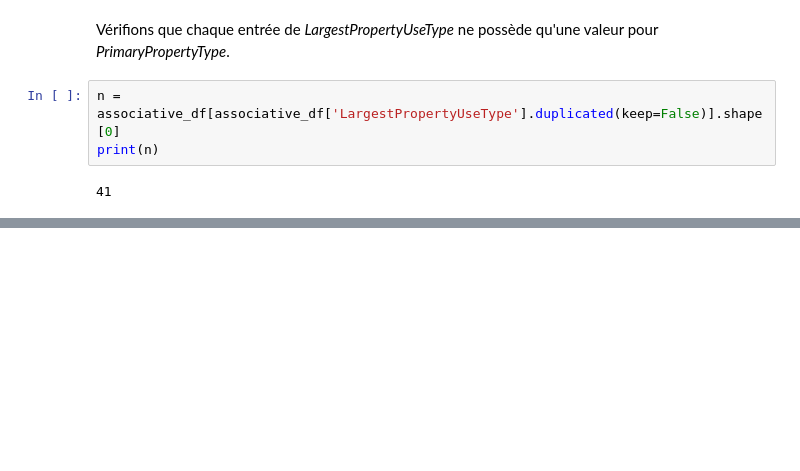
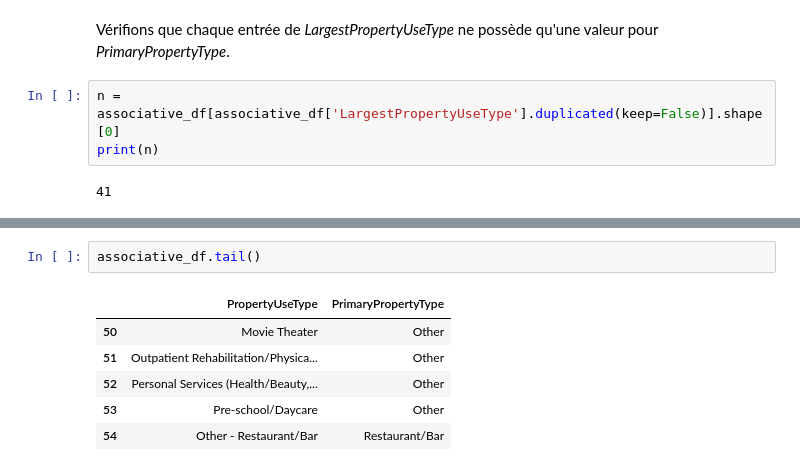
Before and after one commit to Pierre-Eloi/OC_DS_Project4, a Jupyter notebook: Project4_Feature_Engineering.ipynb, the cells around one changed output, grey strips where cells are left out. Saved outputs shown, nothing was run; the diff lists cells and outputs as text; blank space fills up the shorter version.

```diff
--- a/Project4_Feature_Engineering.ipynb
+++ b/Project4_Feature_Engineering.ipynb
@@ -312 +331,10 @@ associative_df.drop(index=idx, inplace=True)
+# %%
+associative_df.tail()
+# %% [output]
+|  | PropertyUseType | PrimaryPropertyType |
+| 50 | Movie Theater | Other |
+| 51 | Outpatient Rehabilitation/Physica... | Other |
+| 52 | Personal Services (Health/Beauty,... | Other |
+| 53 | Pre-school/Daycare | Other |
+| 54 | Other - Restaurant/Bar | Restaurant/Bar |
 # %%
```
Also changed, not shown: parts of 37 cells of this notebook, 2 other files.
